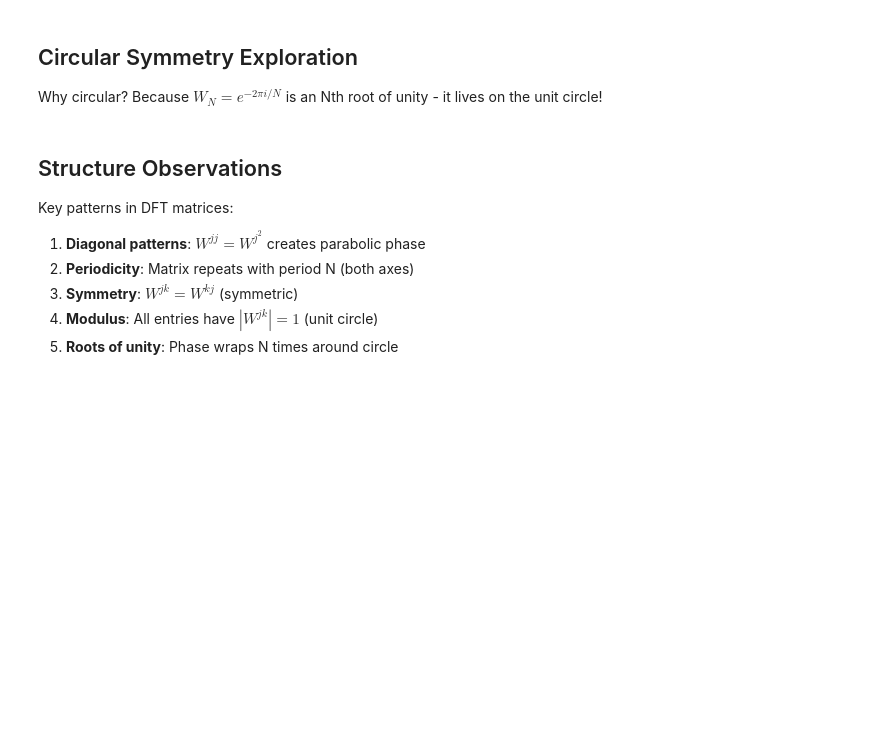
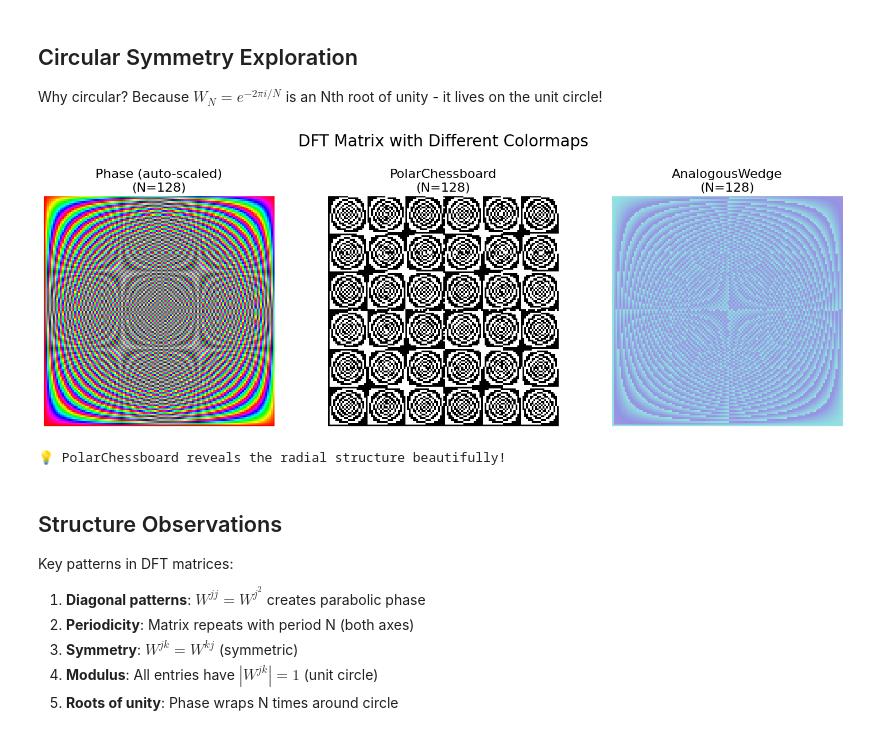
Before and after one commit to kuvychko/complexplorer, a Jupyter notebook: examples/applications/app_01_fft_matrices.ipynb, the cells around one changed output. Cells and saved outputs as stored; diff of their text form; code cells hidden in the pictures; blank space fills up the shorter version.

```diff
--- a/examples/applications/app_01_fft_matrices.ipynb
+++ b/examples/applications/app_01_fft_matrices.ipynb
@@ -79,28 +92,31 @@ print("\n✨ Notice the circular symmetry and periodic structure!")
 Why circular? Because $W_N = e^{-2\pi i/N}$ is an Nth root of unity - it lives on the unit circle!
 # %%
 # Compare colormaps to highlight symmetry
-N = 256
+N = 128
 W = dft_matrix(N)
 
 colormaps = [
-    ('Phase (auto-scaled)', cp.Phase(phase_sectors=12, auto_scale_r=True)),
-    ('PolarChessboard', cp.PolarChessboard(phase_sectors=16, spacing=0.15)),
-    ('AnalogousWedge', cp.AnalogousWedge(H_center=0.55, H_wedge=0.25)),
+    ('Phase (auto-scaled)', cp.Phase(phase_sectors=None)),
+    ('PolarChessboard', cp.PolarChessboard(phase_sectors=6, spacing=0.2)),
+    ('AnalogousWedge', cp.AnalogousWedge(H_center=0.6, H_wedge=0.2, phase_sectors=None)),
 ]
 
 fig, axes = plt.subplots(1, 3, figsize=(15, 5))
 
 for idx, (name, cmap_test) in enumerate(colormaps):
     rgb = cmap_test.rgb(W)
     axes[idx].imshow(rgb, origin='lower', aspect='equal')
-    axes[idx].set_title(f"{name}\n(N={N})", fontsize=11)
+    axes[idx].set_title(f"{name}\n(N={N})", fontsize=16)
     axes[idx].axis('off')
 
-plt.suptitle("DFT Matrix with Different Colormaps", fontsize=14)
+plt.suptitle("DFT Matrix with Different Colormaps", fontsize=20, y=1.05)
 plt.tight_layout()
 plt.show()
 
 print("\n💡 PolarChessboard reveals the radial structure beautifully!")
+# %% [output]
+[figure, added]
+💡 PolarChessboard reveals the radial structure beautifully!
 # %% [markdown]
 ## Structure Observations
 
```
Also changed, not shown: parts of 5 cells of this notebook, 3 other files.
